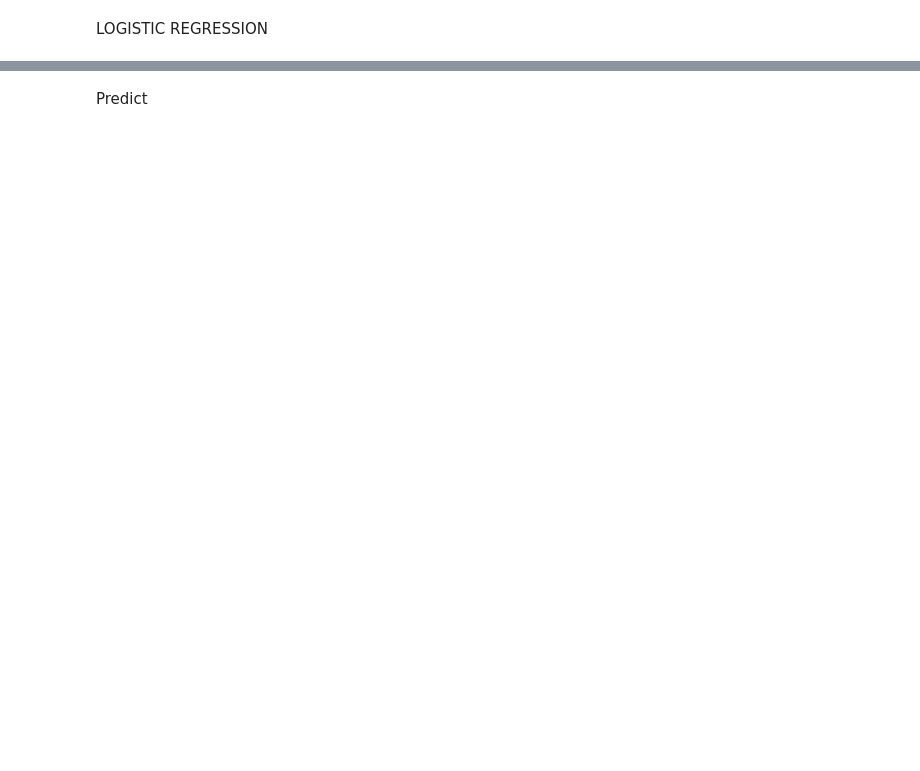
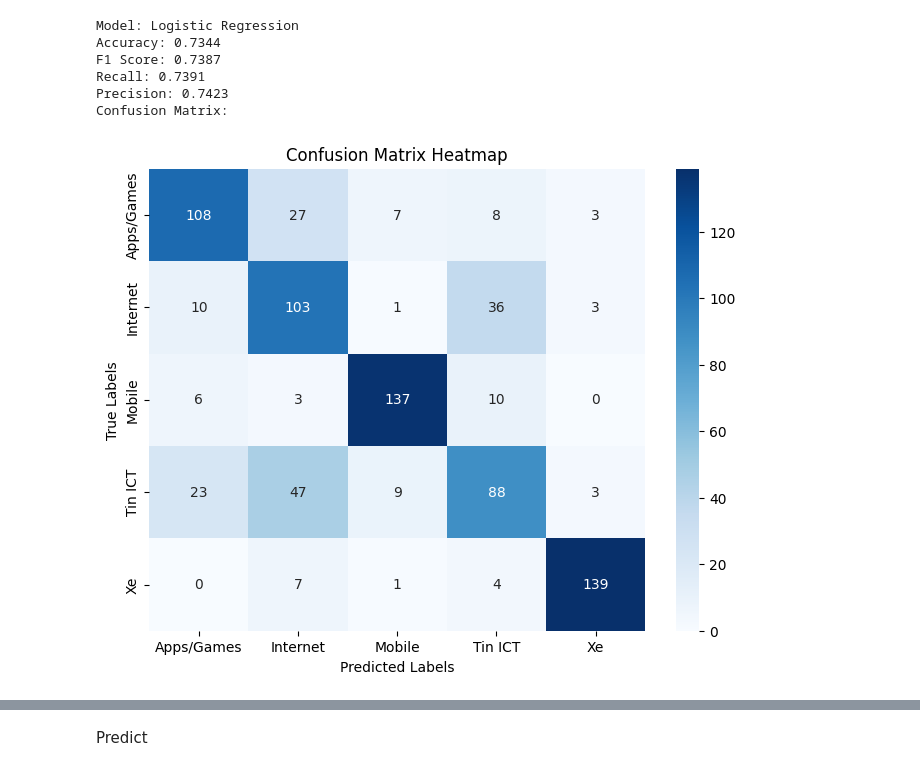
Before and after one commit to imxuan03/text-classification-data-mining, a Jupyter notebook: main.ipynb, the cells around one changed output, grey strips where cells are left out. Drawn from its saved outputs; the diff is of its cells as text; code cells hidden in the pictures; blank space fills up the shorter version.

```diff
--- a/main.ipynb
+++ b/main.ipynb
@@ -176,3 +195,76 @@ Kích thước X_test: (1901, 14292)
 Số lớp trong y_train: 5
-# %% [markdown]
-LOGISTIC REGRESSION
+# %%
+import pandas as pd
+import seaborn as sns
+import matplotlib.pyplot as plt
+from sklearn.model_selection import train_test_split
+from sklearn.feature_extraction.text import TfidfVectorizer
+from sklearn.preprocessing import LabelEncoder
+from sklearn.linear_model import LogisticRegression
+from sklearn.metrics import classification_report, confusion_matrix, accuracy_score
+
+# Đọc dữ liệu từ file CSV
+csv_file_path = './output_processed.csv'
+df = pd.read_csv(csv_file_path)
+
+# Tách dữ liệu thành X (nội dung) và y (nhãn)
+X = df['content']
+y = df['category']
+
+# Vector hóa văn bản
+vectorizer = TfidfVectorizer(ngram_range=(1, 3), max_df=0.5, min_df=3, sublinear_tf=True, use_idf=True)
+X_tfidf = vectorizer.fit_transform(X)
+
+# Chia tập dữ liệu thành tập huấn luyện và tập kiểm tra
+X_train, X_test, y_train, y_test = train_test_split(X_tfidf, y, test_size=0.3, random_state=42)
+
+# Chuyển đổi nhãn lớp thành số
+label_encoder = LabelEncoder()
+y_train = label_encoder.fit_transform(y_train)
+y_test = label_encoder.transform(y_test)
+
+# Huấn luyện mô hình Logistic Regression
+model = LogisticRegression(max_iter=1000, class_weight='balanced')
+model.fit(X_train, y_train)
+
+# Dự đoán trên tập kiểm tra
+y_pred = model.predict(X_test)
+
+# Tính toán các chỉ số đánh giá
+acc = accuracy_score(y_test, y_pred)
+conf_matrix = confusion_matrix(y_test, y_pred)
+report = classification_report(y_test, y_pred, target_names=label_encoder.classes_, output_dict=True)
+
+# Chỉ số F1, Recall, Precision cho lớp chính
+f1 = report['macro avg']['f1-score']
+recall = report['macro avg']['recall']
+precision = report['macro avg']['precision']
+
+# In ra kết quả
+print("Model: Logistic Regression")
+print(f"Accuracy: {acc:.4f}")
+print(f"F1 Score: {f1:.4f}")
+print(f"Recall: {recall:.4f}")
+print(f"Precision: {precision:.4f}")
+print("Confusion Matrix:")
+
+# Vẽ ma trận nhầm lẫn
+plt.figure(figsize=(8, 6))
+sns.heatmap(conf_matrix, annot=True, fmt='d', cmap='Blues',
+            xticklabels=label_encoder.classes_, yticklabels=label_encoder.classes_)
+plt.xlabel("Predicted Labels")
+plt.ylabel("True Labels")
+plt.title("Confusion Matrix Heatmap")
+plt.show()
+
+# Báo cáo phân loại
+print("Báo cáo phân loại:")
+print(classification_report(y_test, y_pred, target_names=label_encoder.classes_))
+# %% [output]
+Model: Logistic Regression
+Accuracy: 0.7344
+F1 Score: 0.7387
+Recall: 0.7391
+Precision: 0.7423
+Confusion Matrix:
+[figure, added]
```
Also changed, not shown: parts of 19 cells of this notebook, 12 other files.
